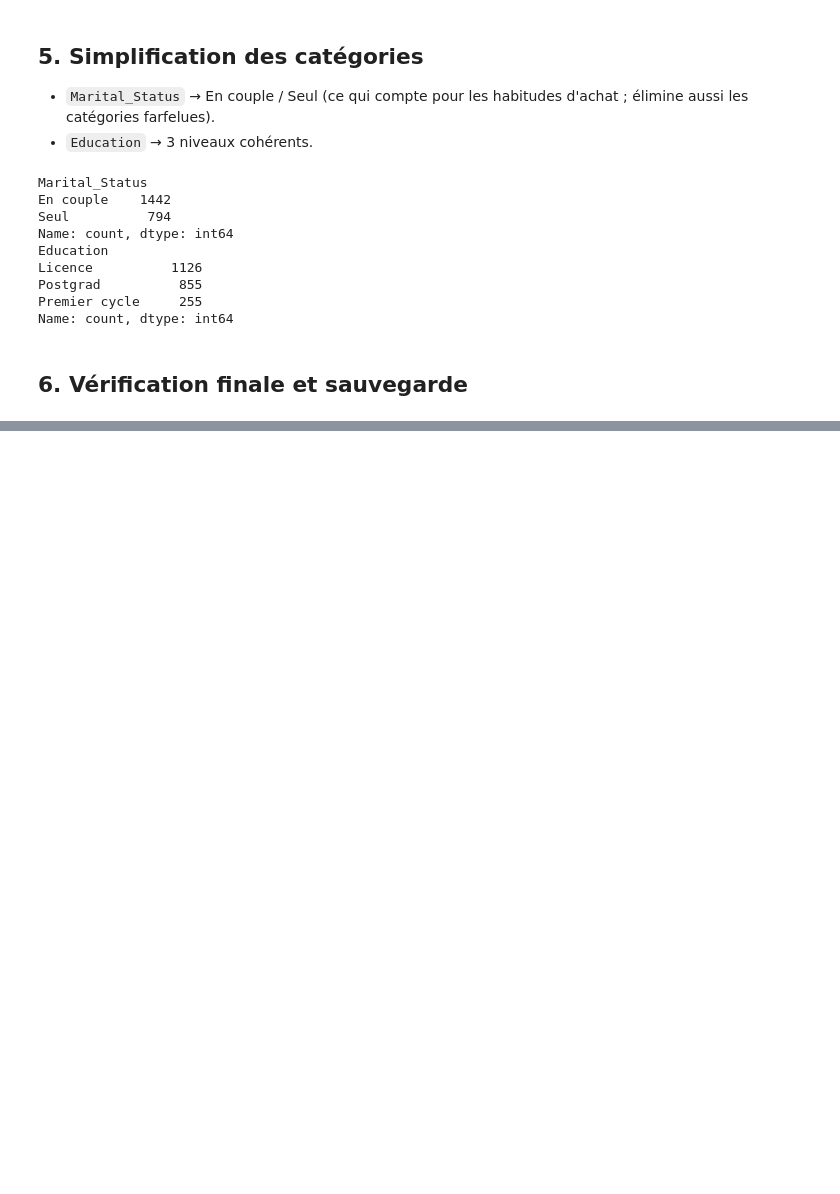
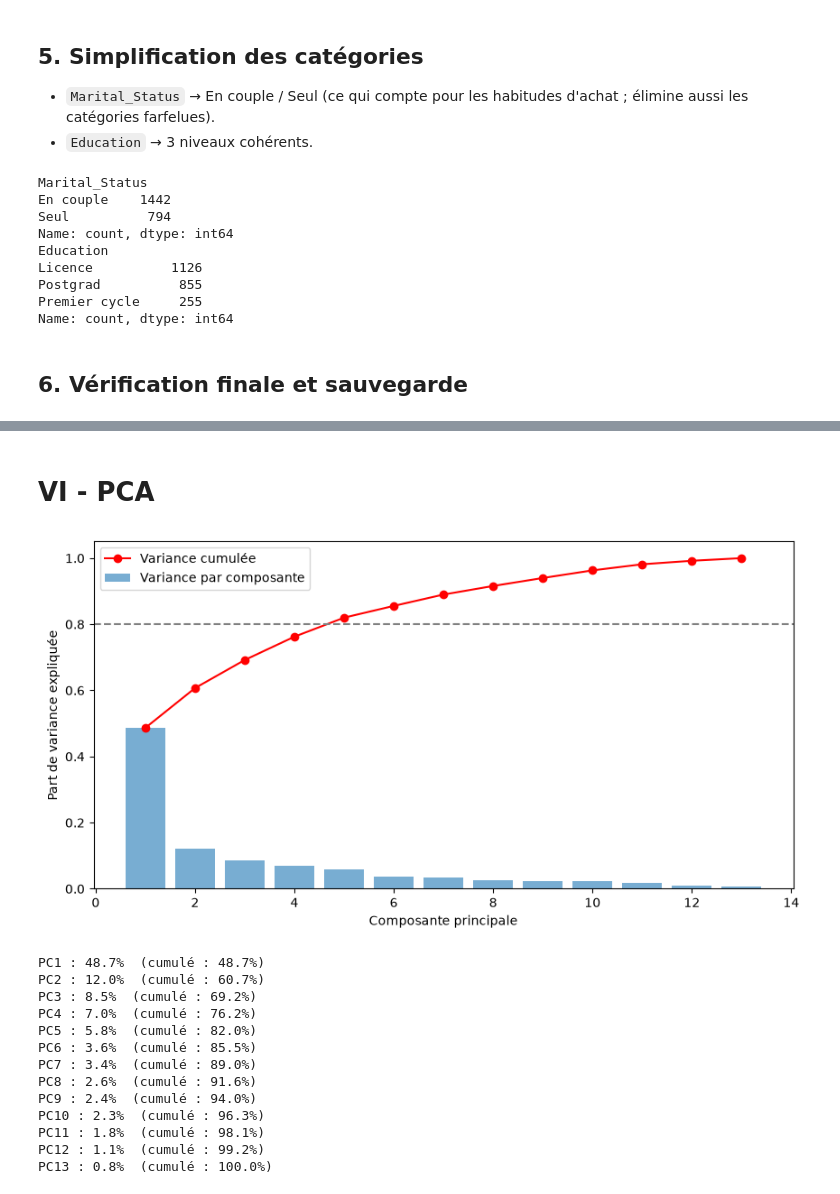
Before and after one commit to hilaryChoco/customer-segmentation-clustering, a Jupyter notebook: notebooks/01_exploration.ipynb, the cells around one changed output, grey strips where cells are left out. Saved outputs shown, nothing was run; the diff lists cells and outputs as text; code cells hidden in the pictures; blank space fills up the shorter version.

```diff
--- a/notebooks/01_exploration.ipynb
+++ b/notebooks/01_exploration.ipynb
@@ -224,0 +405,38 @@ Valeurs manquantes : 0
+# %% [markdown]
+# VI - PCA
+# %%
+from sklearn.decomposition import PCA
+
+# PCA complète, pour voir combien d'information porte chaque axe
+pca = PCA()
+pca.fit(X_scaled)
+
+variance = pca.explained_variance_ratio_
+variance_cumulee = np.cumsum(variance)
+
+plt.figure(figsize=(10, 5))
+plt.bar(range(1, len(variance) + 1), variance, alpha=0.6, label="Variance par composante")
+plt.plot(range(1, len(variance) + 1), variance_cumulee, marker="o", color="red", label="Variance cumulée")
+plt.axhline(0.8, linestyle="--", color="gray")
+plt.xlabel("Composante principale")
+plt.ylabel("Part de variance expliquée")
+plt.legend()
+plt.show()
+
+for i, (v, vc) in enumerate(zip(variance, variance_cumulee), start=1):
+    print(f"PC{i} : {v:.1%}  (cumulé : {vc:.1%})")
+# %% [output]
+[figure, added]
+PC1 : 48.7%  (cumulé : 48.7%)
+PC2 : 12.0%  (cumulé : 60.7%)
+PC3 : 8.5%  (cumulé : 69.2%)
+PC4 : 7.0%  (cumulé : 76.2%)
+PC5 : 5.8%  (cumulé : 82.0%)
+PC6 : 3.6%  (cumulé : 85.5%)
+PC7 : 3.4%  (cumulé : 89.0%)
+PC8 : 2.6%  (cumulé : 91.6%)
+PC9 : 2.4%  (cumulé : 94.0%)
+PC10 : 2.3%  (cumulé : 96.3%)
+PC11 : 1.8%  (cumulé : 98.1%)
+PC12 : 1.1%  (cumulé : 99.2%)
+PC13 : 0.8%  (cumulé : 100.0%)
```
Also changed, not shown: parts of 32 cells of this notebook.
